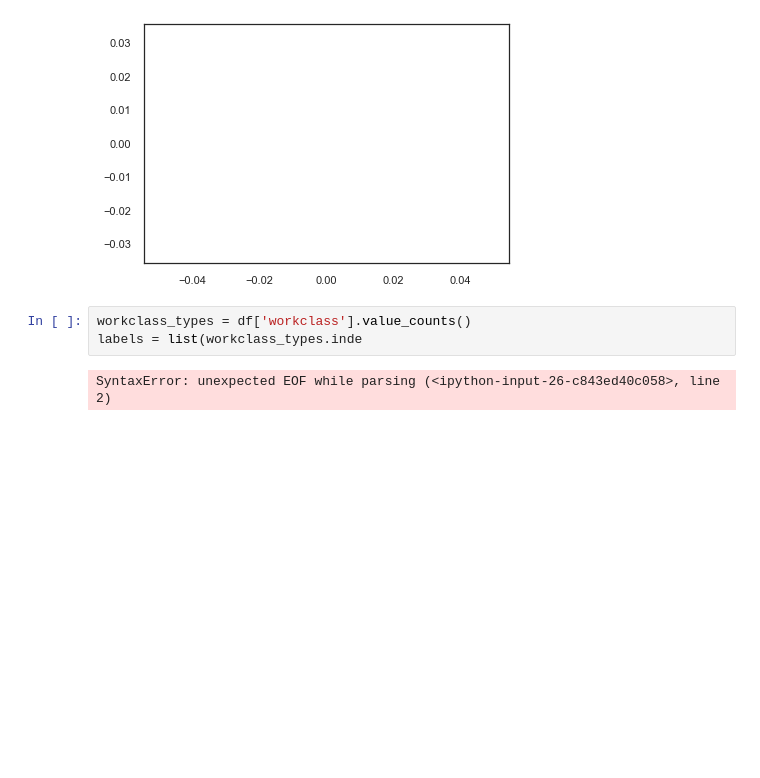
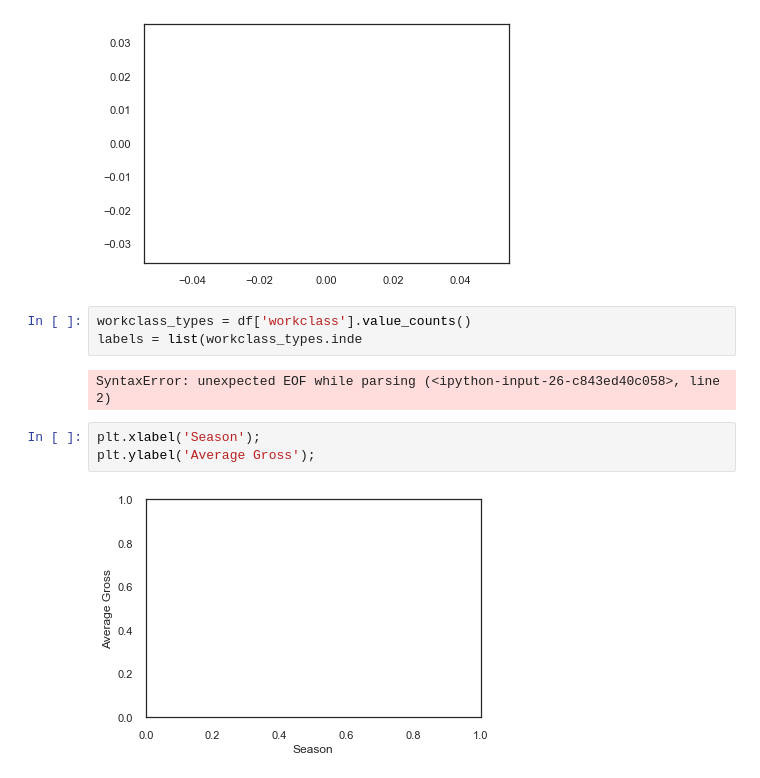
Before and after one commit to J-Joseph524/Finding_Donors, a Jupyter notebook: Final_Notebook.ipynb, the cells around one changed output. Cells and saved outputs as stored; diff of their text form; blank space fills up the shorter version.

```diff
--- a/Final_Notebook.ipynb
+++ b/Final_Notebook.ipynb
@@ -244,3 +244,8 @@ workclass_types = df['workclass'].value_counts()
 labels = list(workclass_types.inde
 # %% [output]
 SyntaxError: unexpected EOF while parsing (<ipython-input-26-c843ed40c058>, line 2)
+# %%
+plt.xlabel('Season');
+plt.ylabel('Average Gross');
+# %% [output]
+[figure, added]
```
